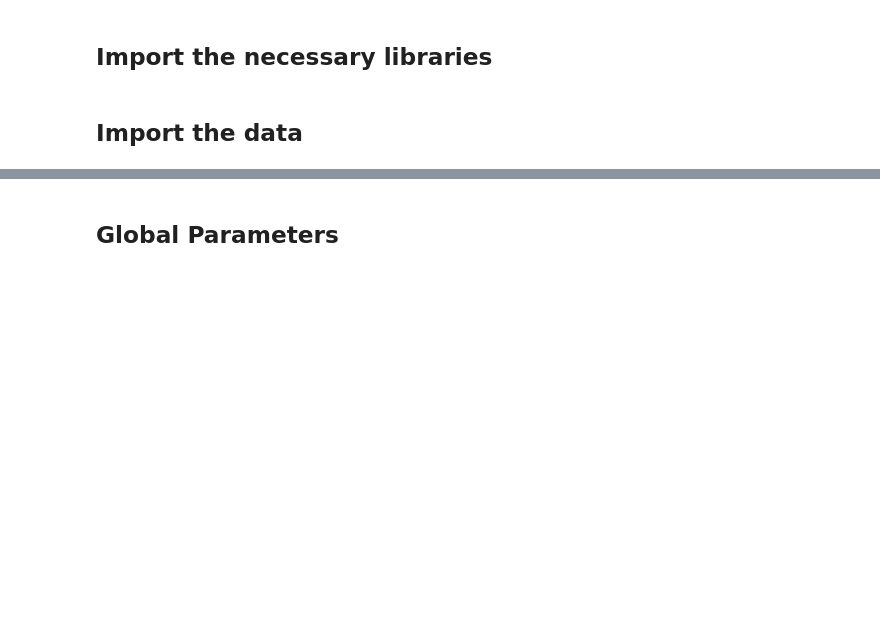
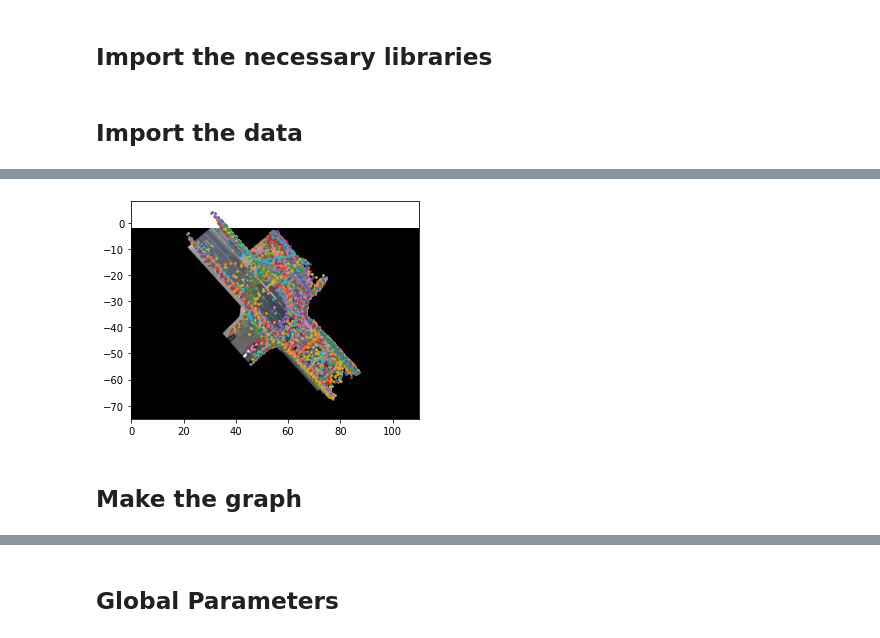
Before and after one commit to gitBram/vru_path_prediction, a Jupyter notebook: prediction_evaluation.ipynb, the cells around one changed output, grey strips where cells are left out. Saved outputs shown, nothing was run; the diff lists cells and outputs as text; code cells hidden in the pictures; blank space fills up the shorter version.

```diff
--- a/prediction_evaluation.ipynb
+++ b/prediction_evaluation.ipynb
@@ -31,4 +33,4 @@ root_datasets = os.path.join(ROOT, 'data/path_data')
 sys.path.append(opentraj_root) # add package to pythonpath
 
 scene_data = HighLevelSceneLoader(p_img_bounds, p_dest_locs)
-scene_data.load_ind(root_datasets, 11)
+scene_data.load_ind(root_datasets, 7, 17)
@@ -34,0 +55,6 @@ scene_data.load_ind(root_datasets, 11)
+# %%
+scene_data.plot_all_paths()
+# %% [output]
+[figure, added]
+# %% [markdown]
+## Make the graph
```
Also changed, not shown: parts of 27 cells of this notebook, 9 other files.
